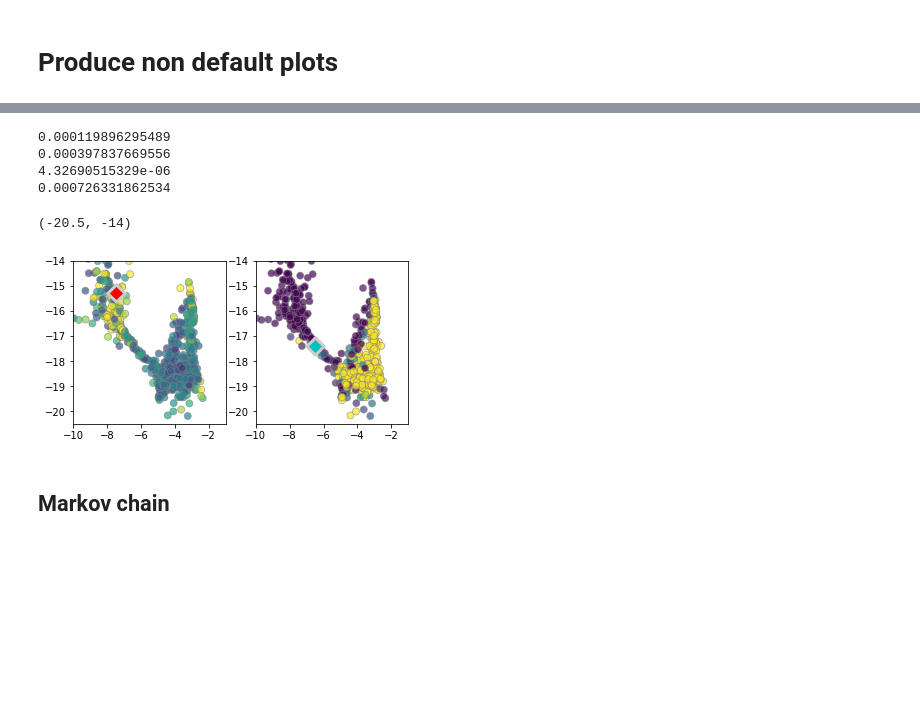
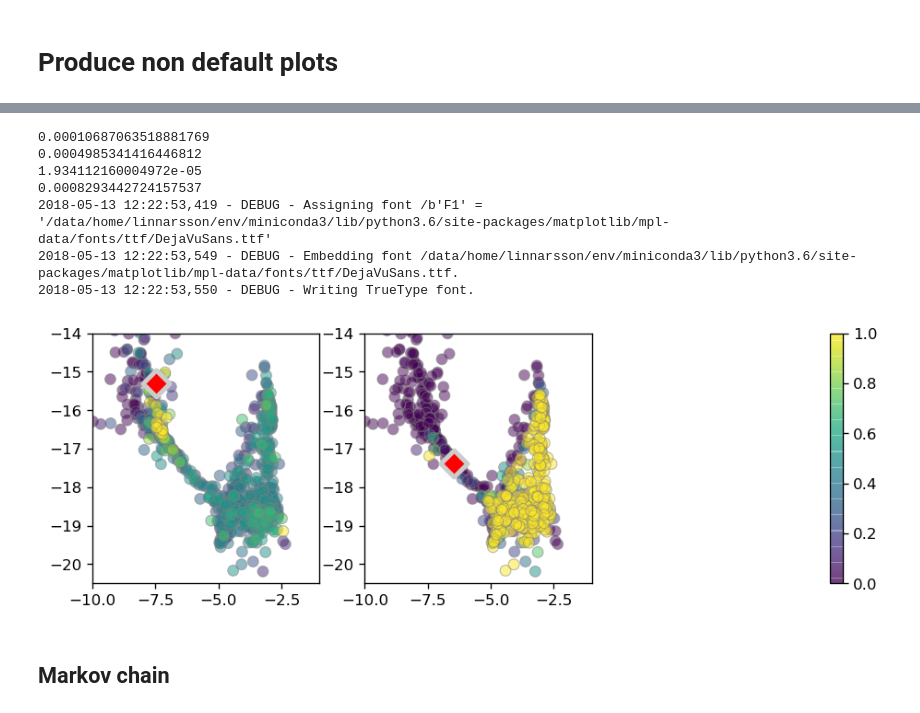
Before and after one commit to velocyto-team/velocyto-notebooks, a Jupyter notebook: python/DentateGyrus.ipynb, the cells around one changed output, grey strips where cells are left out. Cells and saved outputs as stored; diff of their text form; code cells hidden in the pictures; blank space fills up the shorter version.

```diff
--- a/python/DentateGyrus.ipynb
+++ b/python/DentateGyrus.ipynb
@@ -36,7 +62,7 @@ colors_dict = {'RadialGlia': np.array([ 0.95,  0.6,  0.1]), 'RadialGlia2': np.ar
               'Nbl1': np.array([ 0.7,  0.82 ,  0.6]), 'Nbl2': np.array([ 0.448,  0.85490196,  0.95098039]),  'ImmGranule1': np.array([ 0.35,  0.4,  0.82]),
               'ImmGranule2': np.array([ 0.23,  0.3,  0.7]), 'Granule': np.array([ 0.05,  0.11,  0.51]), 'CA': np.array([ 0.2,  0.53,  0.71]),
                'CA1-Sub': np.array([ 0.1,  0.45,  0.3]), 'CA2-3-4': np.array([ 0.3,  0.35,  0.5])}
-vlm.set_clusters(vlm.ca["ClusterName"], cluter_colors_dict=colors_dict)
+vlm.set_clusters(vlm.ca["ClusterName"], cluster_colors_dict=colors_dict)
 # %%
 # Plot TSNE
 plt.figure(figsize=(10,10))
@@ -61,3 +87,5 @@ vlm.normalize("U", size=True,  log=False)
+# %%
+vlm.ts = np.column_stack([vlm.ca["TSNE1"], vlm.ca["TSNE2"]])
 # %%
 vlm.score_detection_levels(min_expr_counts=40, min_cells_express=30)
 vlm.filter_genes(by_detection_levels=True)
@@ -111,3 +144,2 @@ vlm.knn_imputation(n_pca_dims=n_comps, k=k, balanced=True, b_sight=k*8, b_maxl=k
 # %%
-vlm.normalize_median()
-vlm.fit_gammas(limit_gamma=True)
+vlm.fit_gammas(limit_gamma=False, fit_offset=False)
@@ -327,47 +437,59 @@ plt.ylim(-5.5,7.5)
 # %%
-plt.figure(None,(6,3))
-plt.subplot(121)
-ix1 = 13549
+plt.figure(None,(9,3), dpi=120)
+plt.subplot(131)
+ix1 = 15608 # 4563
+
+
 ix = ix1
 neigh_bool = (vlm.embedding_knn[ix,:].A[0] > 0)
 colorandum = vlm.transition_prob[ix,:][neigh_bool]
 print(np.percentile(colorandum, 10))
 print(np.percentile(colorandum, 90))
-colorandum -= 1e-5
-colorandum = colorandum / 4e-4
+colorandum -= 2e-4
+colorandum = colorandum / 7e-4
 colorandum = np.clip(colorandum, 0, 1)
-plt.scatter(vlm.embedding[neigh_bool,:][:, 0], vlm.embedding[neigh_bool,:][:, 1],
-            c=plt.cm.viridis(colorandum), alpha=0.7, lw=0.7, s=50, edgecolor="0.5")
+plt.scatter(vlm.embedding[neigh_bool,:][:, 0][np.argsort(colorandum)],
+            vlm.embedding[neigh_bool,:][:, 1][np.argsort(colorandum)],
+            c=colorandum[np.argsort(colorandum)],
+            cmap=plt.cm.viridis, alpha=0.5, lw=0.7, s=50, edgecolor="0.5", rasterized=True)
 plt.scatter(vlm.embedding[ix, 0], vlm.embedding[ix, 1],
             c="r", alpha=1, s=150, lw=3, edgecolor="0.8", marker="D")
 plt.xlim(-10,-1)
 plt.ylim(-20.5,-14)
 
-plt.subplot(122)
-ix2 = 13669
+plt.subplot(132)
+ix2 = 10977
 ix = ix2
 
 neigh_bool = (vlm.embedding_knn[ix,:].A[0] > 0)
 colorandum = vlm.transition_prob[ix,:][neigh_bool]
 print(np.percentile(colorandum, 10))
 print(np.percentile(colorandum, 90))
-colorandum -= 1e-5
-colorandum = colorandum / 4e-4
+colorandum -= 2e-4
+colorandum = colorandum / 7e-4
 colorandum = np.clip(colorandum, 0, 1)
-plt.scatter(vlm.embedding[neigh_bool,:][:, 0], vlm.embedding[neigh_bool,:][:, 1],
-            c=colorandum,cmap=plt.cm.viridis, alpha=0.7, lw=0.7, s=50, edgecolor="0.5")
+ax = plt.scatter(vlm.embedding[neigh_bool,:][:, 0][np.argsort(colorandum)],
+                 vlm.embedding[neigh_bool,:][:, 1][np.argsort(colorandum)],
+                 c=colorandum[np.argsort(colorandum)],
+                 cmap=plt.cm.viridis, alpha=0.5, lw=0.7, s=50, edgecolor="0.5", rasterized=True)
 #plt.colorbar()
 plt.scatter(vlm.embedding[ix, 0], vlm.embedding[ix, 1],
-            c="c", alpha=1, s=150, lw=3, edgecolor="0.8", marker="D")
+            c="r", alpha=1, s=150, lw=3, edgecolor="0.8", marker="D")
 plt.xlim(-10,-1)
 plt.ylim(-20.5,-14)
+plt.subplot(133)
+plt.colorbar(ax)
+plt.axis("off")
+plt.savefig("../figures/Fig3_oligos_tp.pdf")
 # %% [output]
-0.000119896295489
-0.000397837669556
-4.32690515329e-06
-0.000726331862534
+0.00010687063518881769
+0.0004985341416446812
+1.934112160004972e-05
+0.0008293442724157537
+2018-05-13 12:22:53,419 - DEBUG - Assigning font /b'F1' = '/data/home/linnarsson/env/miniconda3/lib/python3.6/site-packages/matplotlib/mpl-data/fonts/ttf/DejaVuSans.ttf'
+2018-05-13 12:22:53,549 - DEBUG - Embedding font /data/home/linnarsson/env/miniconda3/lib/python3.6/site-packages/matplotlib/mpl-data/fonts/ttf/DejaVuSans.ttf.
+2018-05-13 12:22:53,550 - DEBUG - Writing TrueType font.
-(-20.5, -14)
-[figure, old version]
+[figure, new version]
 # %% [markdown]
 ## Markov chain
 # %%
```
Also changed, not shown: parts of 31 cells of this notebook.
